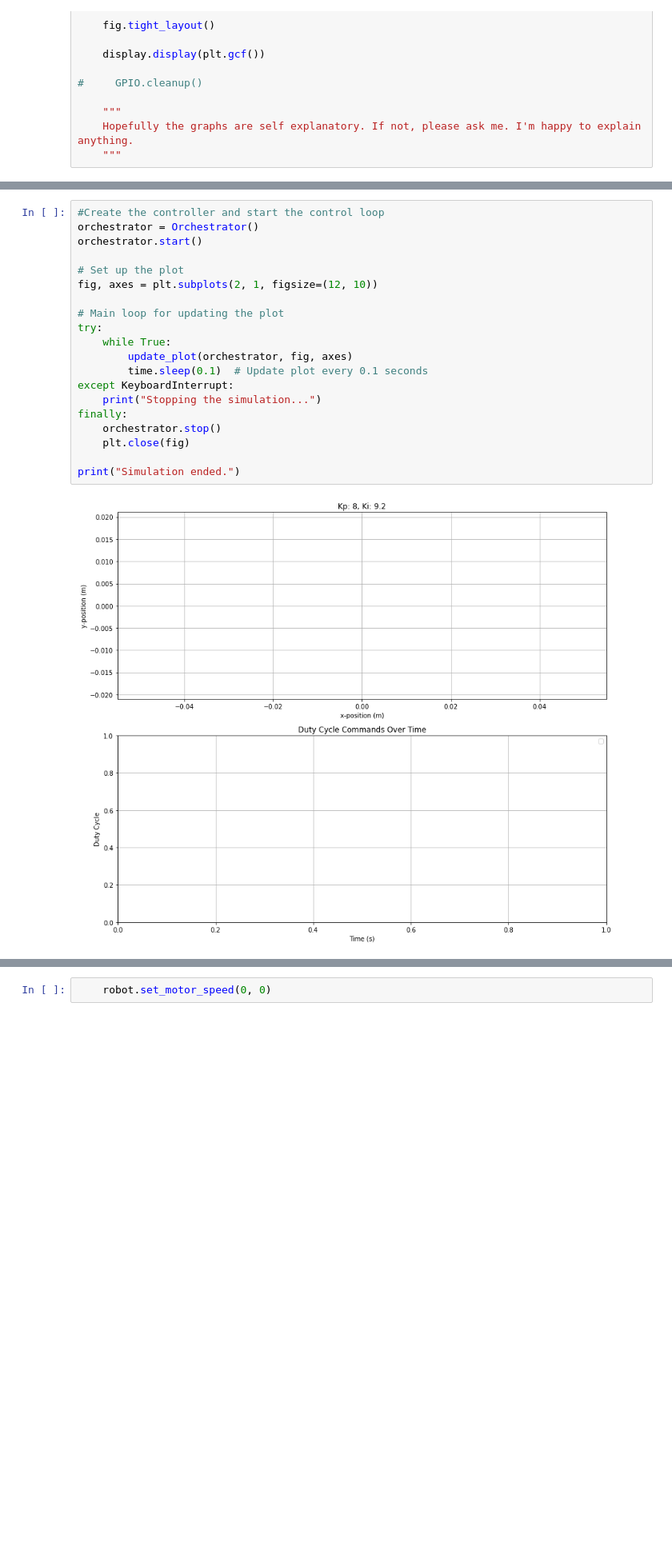
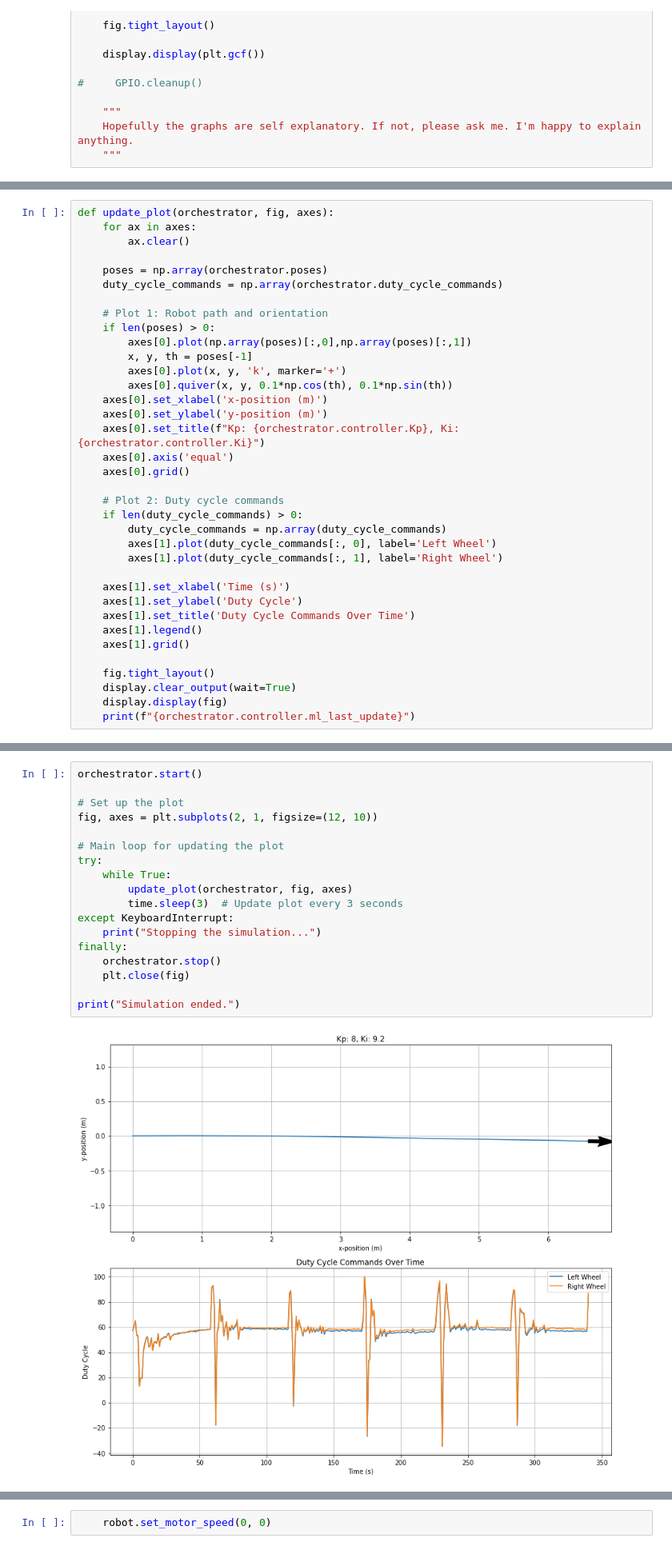
Before and after one commit to arshi9344/ECE4191-E5-tennibot, a Jupyter notebook: patricks_scratchspace/main_notebook_alt.ipynb, the cells around one changed output, grey strips where cells are left out. Shown at 80% size. Saved outputs shown, nothing was run; the diff lists cells and outputs as text; blank space fills up the shorter version.

```diff
--- a/patricks_scratchspace/main_notebook_alt.ipynb
+++ b/patricks_scratchspace/main_notebook_alt.ipynb
@@ -571,0 +546,36 @@ def update_plot(orchestrator, fig, axes):
+# %%
+def update_plot(orchestrator, fig, axes):
+    for ax in axes:
+        ax.clear()
+
+    poses = np.array(orchestrator.poses)
+    duty_cycle_commands = np.array(orchestrator.duty_cycle_commands)
+
+    # Plot 1: Robot path and orientation
+    if len(poses) > 0:
+        axes[0].plot(np.array(poses)[:,0],np.array(poses)[:,1])
+        x, y, th = poses[-1]
+        axes[0].plot(x, y, 'k', marker='+')
+        axes[0].quiver(x, y, 0.1*np.cos(th), 0.1*np.sin(th))
+    axes[0].set_xlabel('x-position (m)')
+    axes[0].set_ylabel('y-position (m)')
+    axes[0].set_title(f"Kp: {orchestrator.controller.Kp}, Ki: {orchestrator.controller.Ki}")
+    axes[0].axis('equal')
+    axes[0].grid()
+
+    # Plot 2: Duty cycle commands
+    if len(duty_cycle_commands) > 0:
+        duty_cycle_commands = np.array(duty_cycle_commands)
+        axes[1].plot(duty_cycle_commands[:, 0], label='Left Wheel')
+        axes[1].plot(duty_cycle_commands[:, 1], label='Right Wheel')
+
+    axes[1].set_xlabel('Time (s)')
+    axes[1].set_ylabel('Duty Cycle')
+    axes[1].set_title('Duty Cycle Commands Over Time')
+    axes[1].legend()
+    axes[1].grid()
+
+    fig.tight_layout()
+    display.clear_output(wait=True)
+    display.display(fig)
+    print(f"{orchestrator.controller.ml_last_update}")
@@ -572,22 +584,20 @@ def update_plot(orchestrator, fig, axes):
 # %%
-#Create the controller and start the control loop
-orchestrator = Orchestrator()
 orchestrator.start()
 
 # Set up the plot
 fig, axes = plt.subplots(2, 1, figsize=(12, 10))
 
 # Main loop for updating the plot
 try:
     while True:
         update_plot(orchestrator, fig, axes)
-        time.sleep(0.1)  # Update plot every 0.1 seconds
+        time.sleep(3)  # Update plot every 3 seconds
 except KeyboardInterrupt:
     print("Stopping the simulation...")
 finally:
     orchestrator.stop()
     plt.close(fig)
 
 print("Simulation ended.")
 # %% [output]
-[figure, old version]
+[figure, new version]
```
Also changed, not shown: parts of 3 cells of this notebook, 3 other files.
